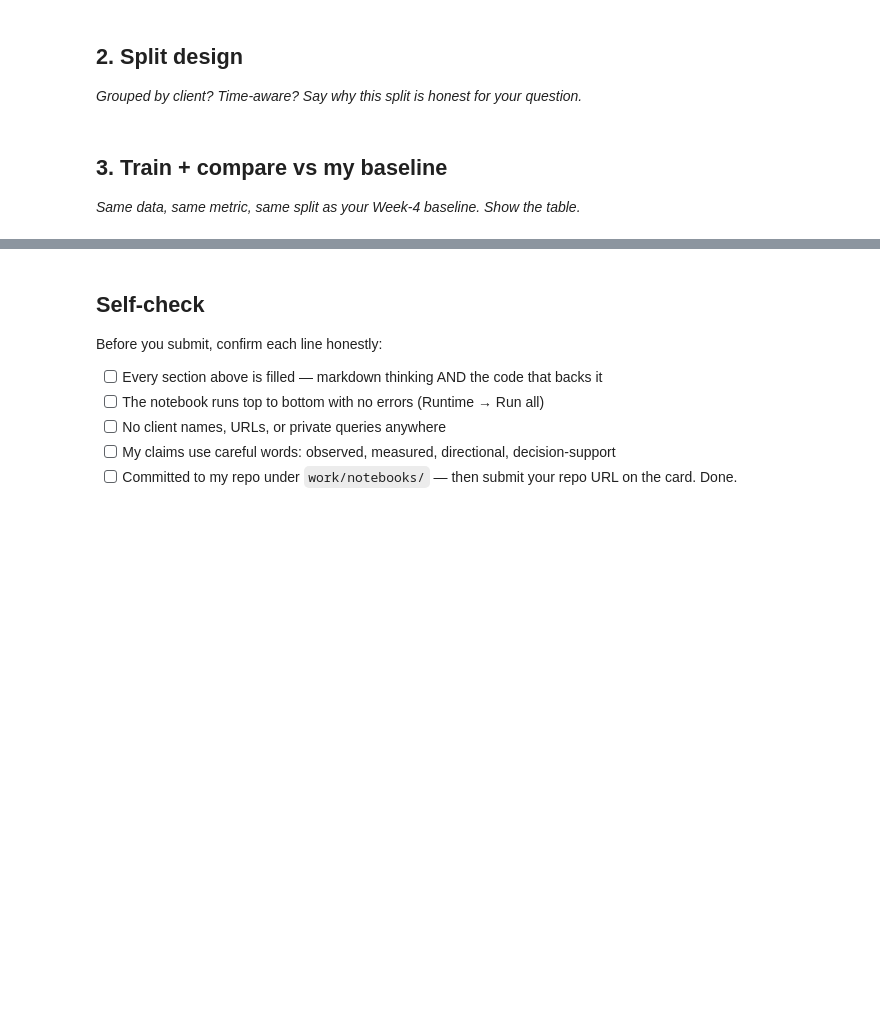
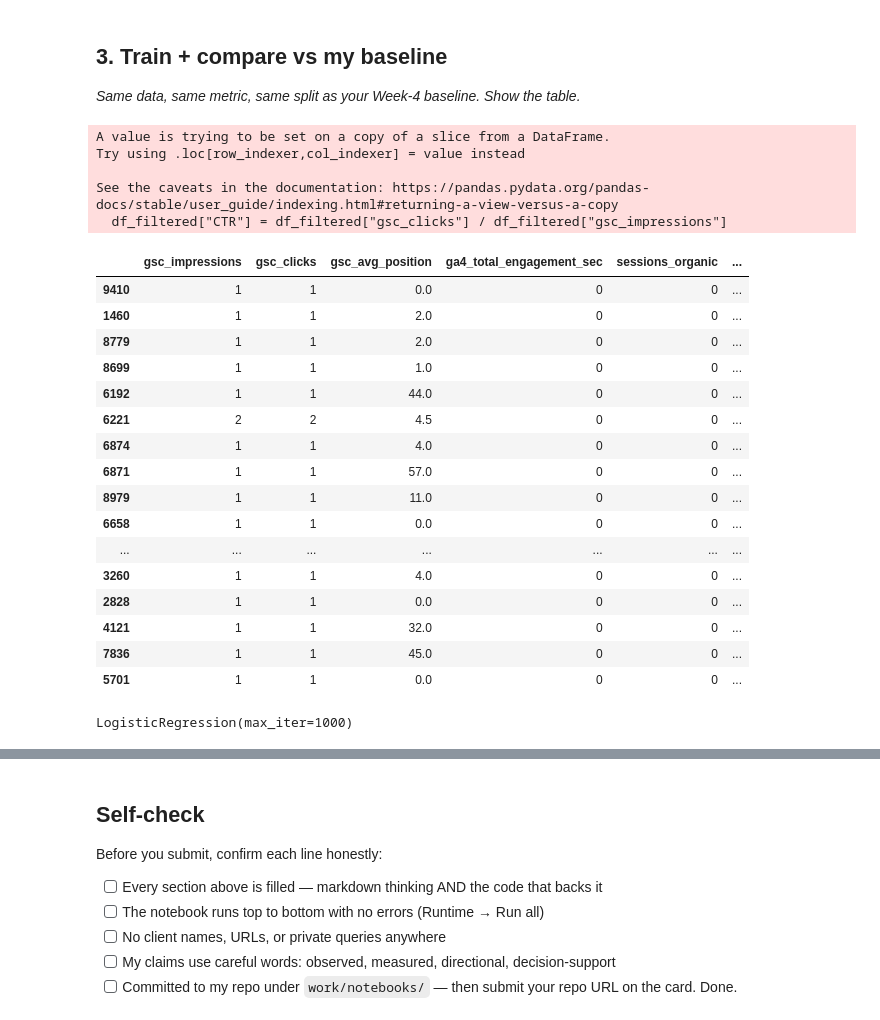
Before and after one commit to Mohd-Abdul-Muqeet/FlyRank-AI, a Jupyter notebook: work/notebooks/w05_model.ipynb, the cells around one changed output, grey strips where cells are left out. Cells and saved outputs as stored; diff of their text form; code cells hidden in the pictures; blank space fills up the shorter version.

```diff
--- a/work/notebooks/w05_model.ipynb
+++ b/work/notebooks/w05_model.ipynb
@@ -12,0 +59,11 @@ This skeleton is yours to fill. Work the sections **in order** — each one has
+# %%
+# This cell is for CODE (numbers, a query, a check).
+# Write your text answer in the cell ABOVE this one — typing sentences here breaks Run All.
+import os
+import pandas as pd
+
+HF_TOKEN = os.environ.get("HF_TOKEN")
+
+from datasets import load_dataset
+ds = load_dataset("FlyRank/internship-warehouse", "fact_content_daily_performance", streaming=True, split="train")
+ds
@@ -13,3 +85,8 @@ This skeleton is yours to fill. Work the sections **in order** — each one has
 # %%
 # This cell is for CODE (numbers, a query, a check).
 # Write your text answer in the cell ABOVE this one — typing sentences here breaks Run All.
+
+ds= list(ds.take(10000))
+ds = pd.DataFrame(ds)
+print(ds.columns.tolist())
+ds.head()
@@ -16,4 +101,0 @@ This skeleton is yours to fill. Work the sections **in order** — each one has
-# %% [markdown]
-## 2. Split design
-
-*Grouped by client? Time-aware? Say why this split is honest for your question.*
@@ -24,3 +103,35 @@ This skeleton is yours to fill. Work the sections **in order** — each one has
 ## 3. Train + compare vs my baseline
 
 *Same data, same metric, same split as your Week-4 baseline. Show the table.*
+# %%
+# This cell is for CODE (numbers, a query, a check).
+# Write your text answer in the cell ABOVE this one — typing sentences here breaks Run All.
+
+df_filtered = ds[['gsc_impressions','gsc_clicks', 'gsc_avg_position', 'ga4_total_engagement_sec','sessions_organic', 'sessions_direct', 'sessions_referral', 'sessions_social', 'sessions_paid', 'sessions_ai' ]]
+
+df_filtered["CTR"] = df_filtered["gsc_clicks"] / df_filtered["gsc_impressions"]
+df_filtered = df_filtered.sort_values(by="CTR", ascending=False)
+df_filtered.head(20)
+# %% [output]
+A value is trying to be set on a copy of a slice from a DataFrame.
+Try using .loc[row_indexer,col_indexer] = value instead
+
+See the caveats in the documentation: https://pandas.pydata.org/pandas-docs/stable/user_guide/indexing.html#returning-a-view-versus-a-copy
+  df_filtered["CTR"] = df_filtered["gsc_clicks"] / df_filtered["gsc_impressions"]
+|  | gsc_impressions | gsc_clicks | gsc_avg_position | ga4_total_engagement_sec | sessions_organic | ... |
+| 9410 | 1 | 1 | 0.0 | 0 | 0 | ... |
+| 1460 | 1 | 1 | 2.0 | 0 | 0 | ... |
+| 8779 | 1 | 1 | 2.0 | 0 | 0 | ... |
+| 8699 | 1 | 1 | 1.0 | 0 | 0 | ... |
+| 6192 | 1 | 1 | 44.0 | 0 | 0 | ... |
+| 6221 | 2 | 2 | 4.5 | 0 | 0 | ... |
+| 6874 | 1 | 1 | 4.0 | 0 | 0 | ... |
+| 6871 | 1 | 1 | 57.0 | 0 | 0 | ... |
+| 8979 | 1 | 1 | 11.0 | 0 | 0 | ... |
+| 6658 | 1 | 1 | 0.0 | 0 | 0 | ... |
+| ... | ... | ... | ... | ... | ... | ... |
+| 3260 | 1 | 1 | 4.0 | 0 | 0 | ... |
+| 2828 | 1 | 1 | 0.0 | 0 | 0 | ... |
+| 4121 | 1 | 1 | 32.0 | 0 | 0 | ... |
+| 7836 | 1 | 1 | 45.0 | 0 | 0 | ... |
+| 5701 | 1 | 1 | 0.0 | 0 | 0 | ... |
@@ -26,0 +145,13 @@ This skeleton is yours to fill. Work the sections **in order** — each one has
+# %%
+from sklearn.impute import SimpleImputer
+from sklearn.linear_model import LogisticRegression
+
+imputer = SimpleImputer(strategy="median")
+
+X_train = imputer.fit_transform(X_train)
+X_test = imputer.transform(X_test)
+
+model = LogisticRegression(max_iter=1000)
+model.fit(X_train, y_train)
+# %% [output]
+LogisticRegression(max_iter=1000)
```
Also changed, not shown: parts of 16 cells of this notebook.
